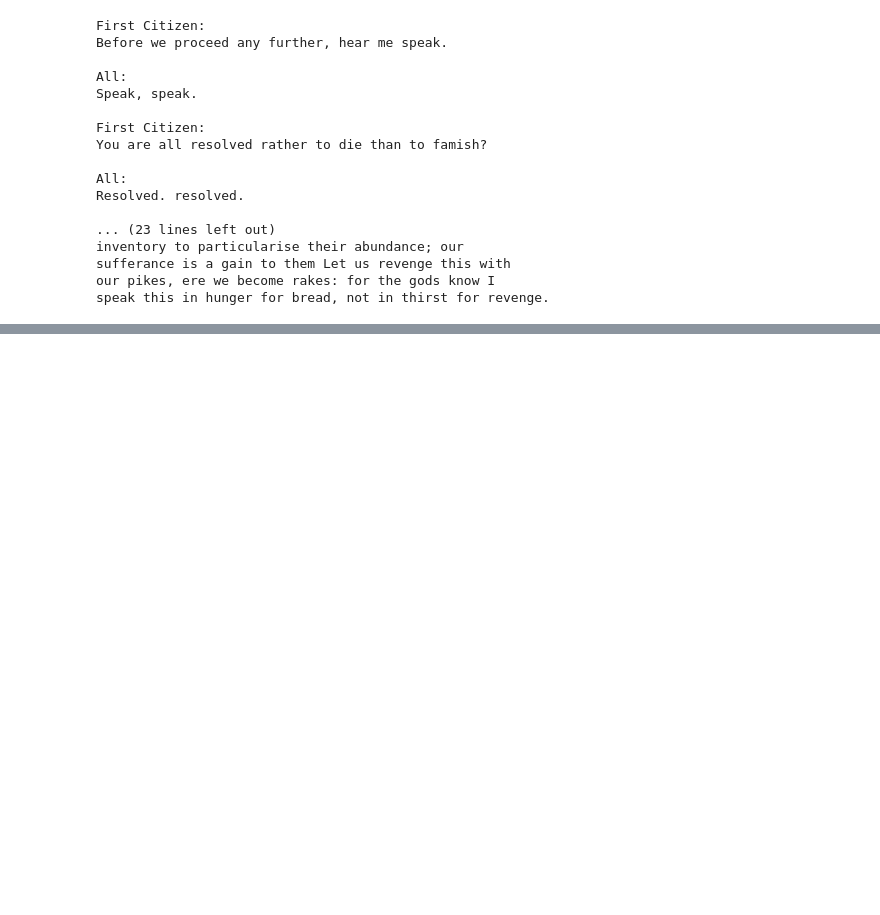
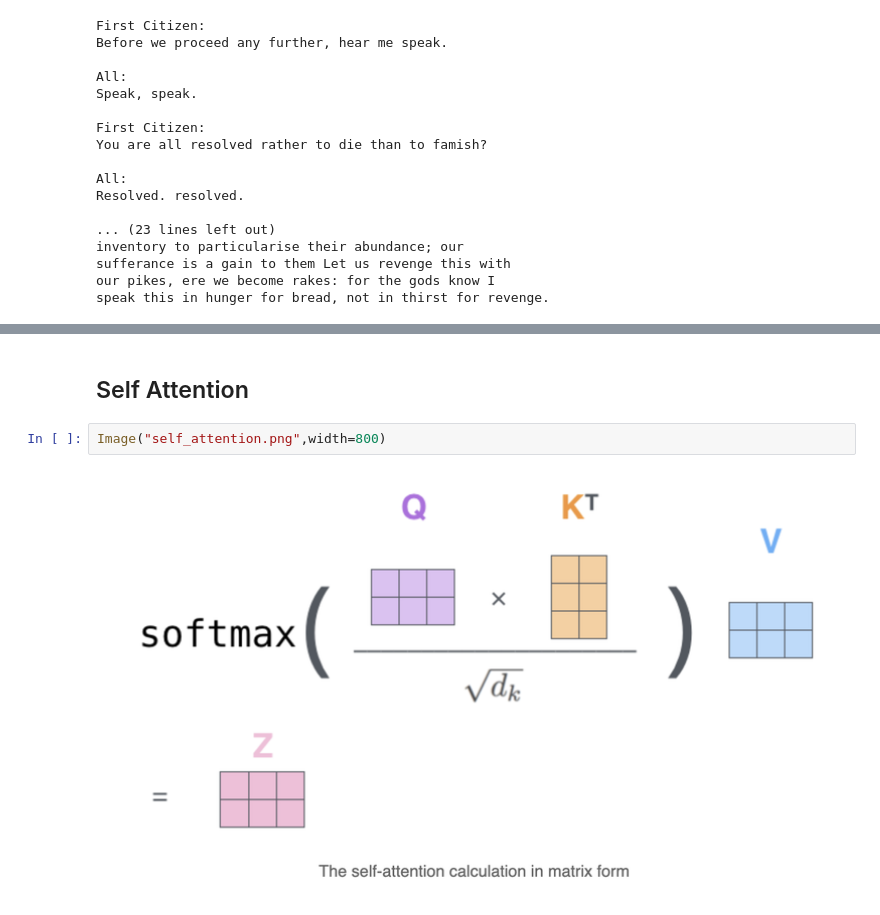
Before and after one commit to CharisMichailidis/Basic_GPT_from_scratch, a Jupyter notebook: Basic_GPT.ipynb, the cells around one changed output, grey strips where cells are left out. Saved outputs shown, nothing was run; the diff lists cells and outputs as text; blank space fills up the shorter version.

```diff
--- a/Basic_GPT.ipynb
+++ b/Basic_GPT.ipynb
@@ -31,0 +252,6 @@ speak this in hunger for bread, not in thirst for revenge.
+# %% [markdown]
+## Self Attention
+# %%
+Image("self_attention.png",width=800)
+# %% [output]
+[figure, added]
```
Also changed, not shown: parts of 31 cells of this notebook.
